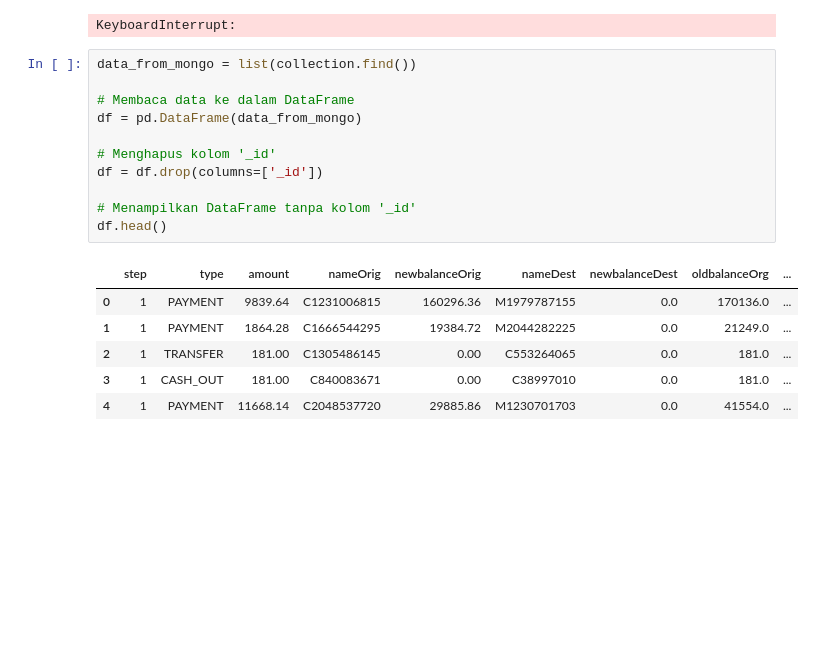
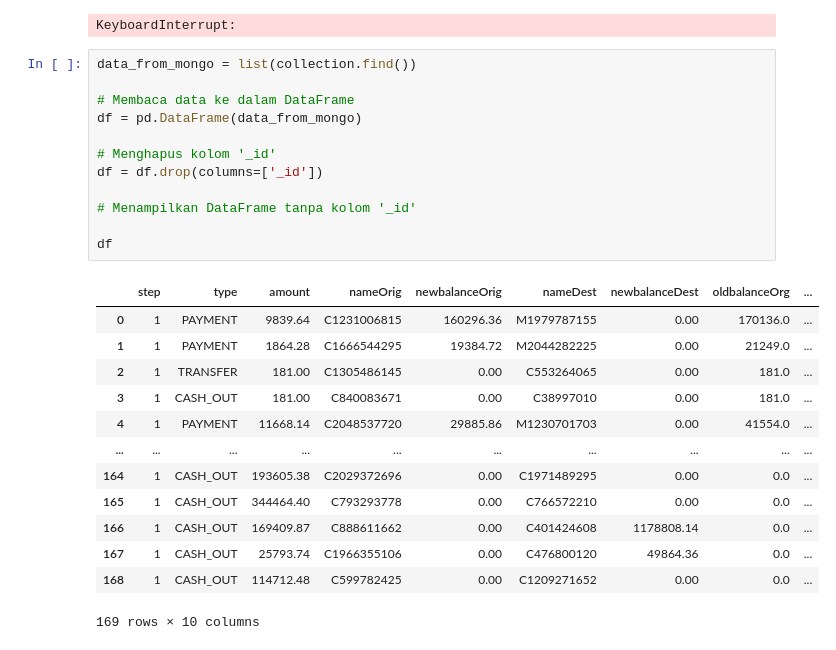
Before and after one commit to juanrama/data-streaming-kafka-project, a Jupyter notebook: project-4.ipynb, the cells around one changed output. Drawn from its saved outputs; the diff is of its cells as text; blank space fills up the shorter version.

```diff
--- a/project-4.ipynb
+++ b/project-4.ipynb
@@ -86,18 +92,26 @@ KeyboardInterrupt:
 # %%
 data_from_mongo = list(collection.find())
 
 # Membaca data ke dalam DataFrame
 df = pd.DataFrame(data_from_mongo)
 
 # Menghapus kolom '_id'
 df = df.drop(columns=['_id'])
 
 # Menampilkan DataFrame tanpa kolom '_id'
-df.head()
+
+df
 # %% [output]
 |  | step | type | amount | nameOrig | newbalanceOrig | nameDest | newbalanceDest | oldbalanceOrg | ... |
-| 0 | 1 | PAYMENT | 9839.64 | C1231006815 | 160296.36 | M1979787155 | 0.0 | 170136.0 | ... |
-| 1 | 1 | PAYMENT | 1864.28 | C1666544295 | 19384.72 | M2044282225 | 0.0 | 21249.0 | ... |
-| 2 | 1 | TRANSFER | 181.00 | C1305486145 | 0.00 | C553264065 | 0.0 | 181.0 | ... |
-| 3 | 1 | CASH_OUT | 181.00 | C840083671 | 0.00 | C38997010 | 0.0 | 181.0 | ... |
-| 4 | 1 | PAYMENT | 11668.14 | C2048537720 | 29885.86 | M1230701703 | 0.0 | 41554.0 | ... |
+| 0 | 1 | PAYMENT | 9839.64 | C1231006815 | 160296.36 | M1979787155 | 0.00 | 170136.0 | ... |
+| 1 | 1 | PAYMENT | 1864.28 | C1666544295 | 19384.72 | M2044282225 | 0.00 | 21249.0 | ... |
+| 2 | 1 | TRANSFER | 181.00 | C1305486145 | 0.00 | C553264065 | 0.00 | 181.0 | ... |
+| 3 | 1 | CASH_OUT | 181.00 | C840083671 | 0.00 | C38997010 | 0.00 | 181.0 | ... |
+| 4 | 1 | PAYMENT | 11668.14 | C2048537720 | 29885.86 | M1230701703 | 0.00 | 41554.0 | ... |
+| ... | ... | ... | ... | ... | ... | ... | ... | ... | ... |
+| 164 | 1 | CASH_OUT | 193605.38 | C2029372696 | 0.00 | C1971489295 | 0.00 | 0.0 | ... |
+| 165 | 1 | CASH_OUT | 344464.40 | C793293778 | 0.00 | C766572210 | 0.00 | 0.0 | ... |
+| 166 | 1 | CASH_OUT | 169409.87 | C888611662 | 0.00 | C401424608 | 1178808.14 | 0.0 | ... |
+| 167 | 1 | CASH_OUT | 25793.74 | C1966355106 | 0.00 | C476800120 | 49864.36 | 0.0 | ... |
+| 168 | 1 | CASH_OUT | 114712.48 | C599782425 | 0.00 | C1209271652 | 0.00 | 0.0 | ... |
+169 rows × 10 columns
```
Also changed, not shown: parts of 3 cells of this notebook, 1 other file.
